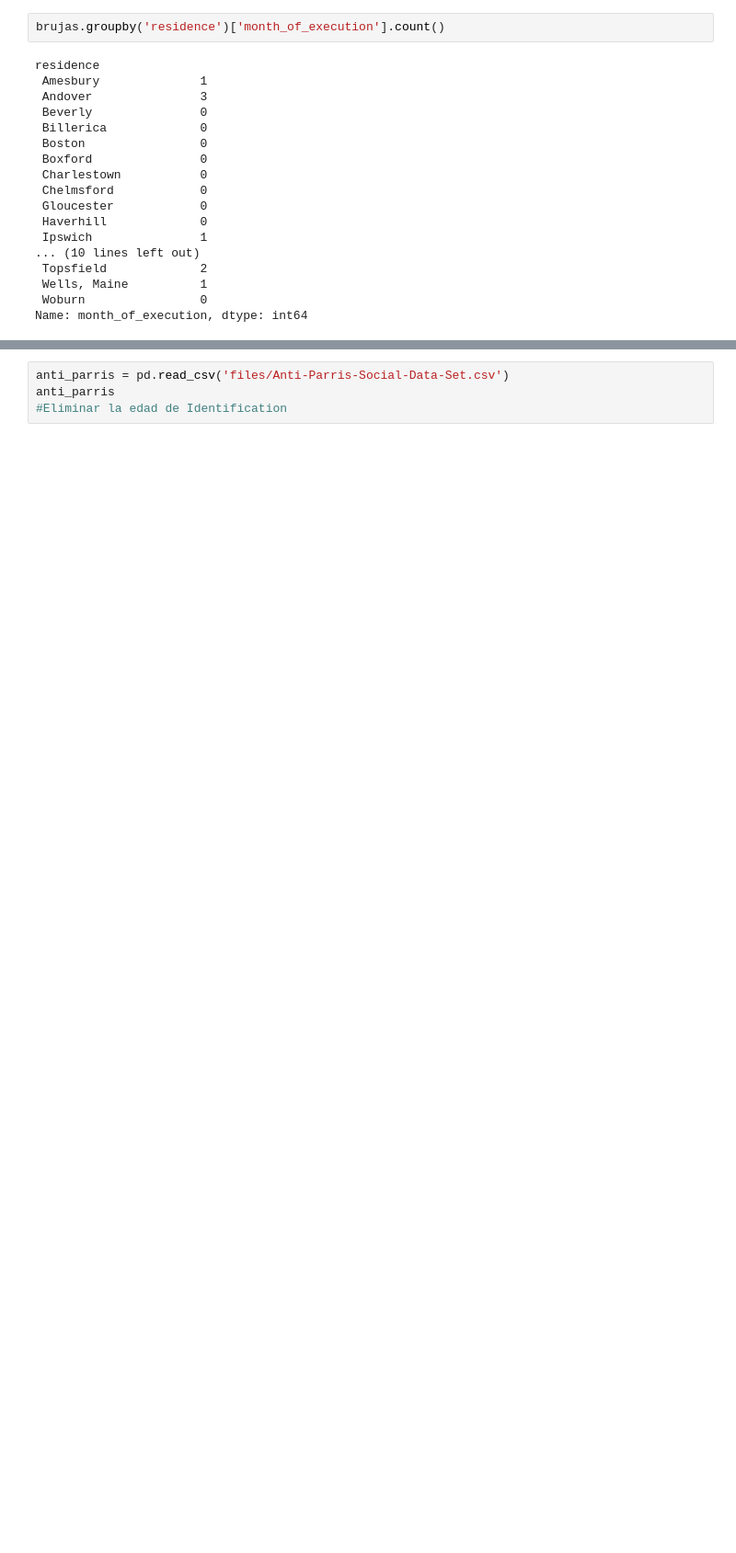
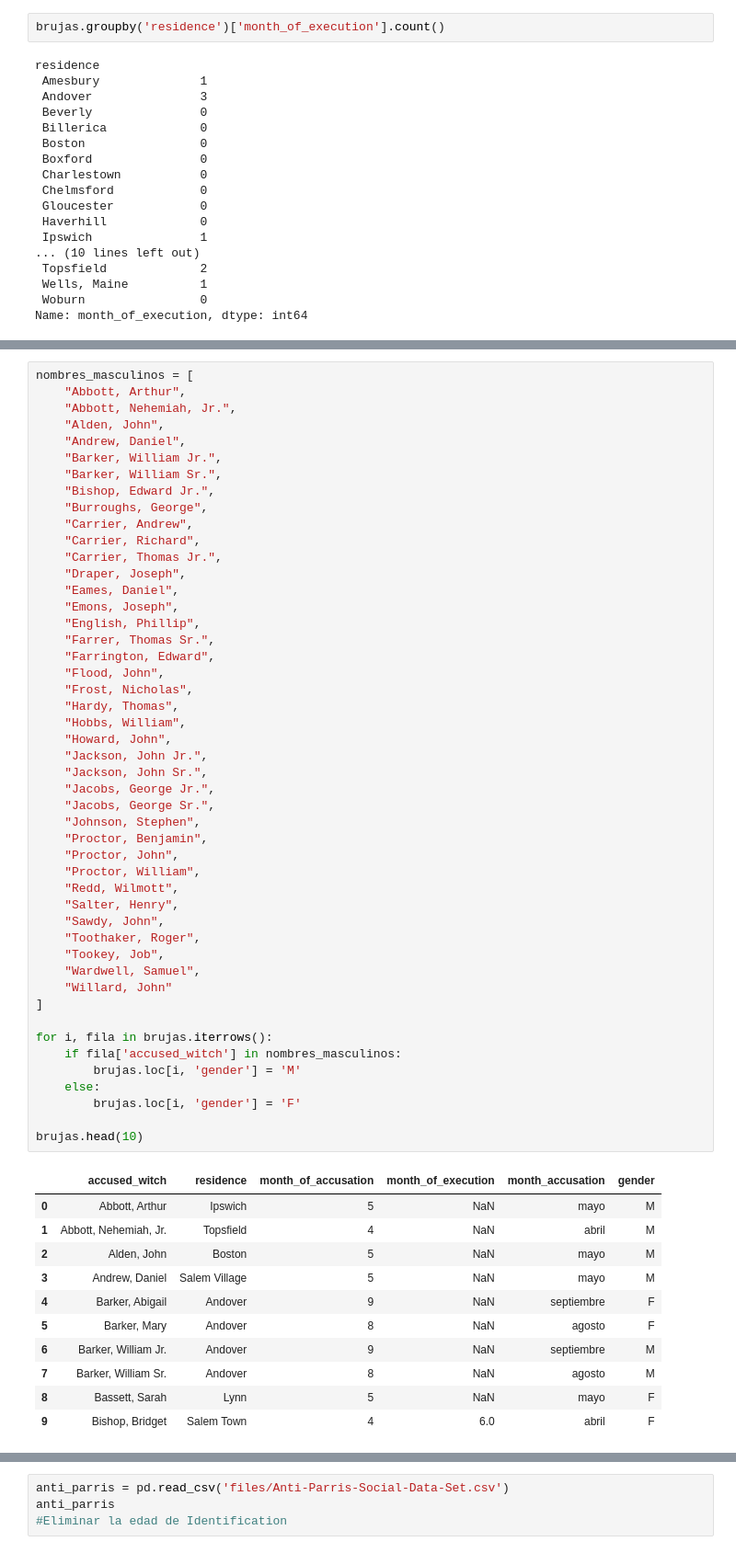
Before and after one commit to lmoraromero/promoG-modulo4-sprint1-pairprogramming-SAIRA-LAURAM, a Jupyter notebook: prueba.ipynb, the cells around one changed output, grey strips where cells are left out. Shown at 92% size. Saved outputs shown, nothing was run; the diff lists cells and outputs as text; blank space fills up the shorter version.

```diff
--- a/prueba.ipynb
+++ b/prueba.ipynb
@@ -150,0 +167,60 @@ brujas['Month of Execution'].isna().sum()
+# %%
+nombres_masculinos = [
+    "Abbott, Arthur",
+    "Abbott, Nehemiah, Jr.",
+    "Alden, John",
+    "Andrew, Daniel",
+    "Barker, William Jr.",
+    "Barker, William Sr.",
+    "Bishop, Edward Jr.",
+    "Burroughs, George",
+    "Carrier, Andrew",
+    "Carrier, Richard",
+    "Carrier, Thomas Jr.",
+    "Draper, Joseph",
+    "Eames, Daniel",
+    "Emons, Joseph",
+    "English, Phillip",
+    "Farrer, Thomas Sr.",
+    "Farrington, Edward",
+    "Flood, John",
+    "Frost, Nicholas",
+    "Hardy, Thomas",
+    "Hobbs, William",
+    "Howard, John",
+    "Jackson, John Jr.",
+    "Jackson, John Sr.",
+    "Jacobs, George Jr.",
+    "Jacobs, George Sr.",
+    "Johnson, Stephen",
+    "Proctor, Benjamin",
+    "Proctor, John",
+    "Proctor, William",
+    "Redd, Wilmott",
+    "Salter, Henry",
+    "Sawdy, John",
+    "Toothaker, Roger",
+    "Tookey, Job",
+    "Wardwell, Samuel",
+    "Willard, John"
+]
+
+for i, fila in brujas.iterrows():
+    if fila['accused_witch'] in nombres_masculinos:
+        brujas.loc[i, 'gender'] = 'M'
+    else:
+        brujas.loc[i, 'gender'] = 'F'
+
+brujas.head(10)
+# %% [output]
+|  | accused_witch | residence | month_of_accusation | month_of_execution | month_accusation | gender |
+| 0 | Abbott, Arthur | Ipswich | 5 | NaN | mayo | M |
+| 1 | Abbott, Nehemiah, Jr. | Topsfield | 4 | NaN | abril | M |
+| 2 | Alden, John | Boston | 5 | NaN | mayo | M |
+| 3 | Andrew, Daniel | Salem Village | 5 | NaN | mayo | M |
+| 4 | Barker, Abigail | Andover | 9 | NaN | septiembre | F |
+| 5 | Barker, Mary | Andover | 8 | NaN | agosto | F |
+| 6 | Barker, William Jr. | Andover | 9 | NaN | septiembre | M |
+| 7 | Barker, William Sr. | Andover | 8 | NaN | agosto | M |
+| 8 | Bassett, Sarah | Lynn | 5 | NaN | mayo | F |
+| 9 | Bishop, Bridget | Salem Town | 4 | 6.0 | abril | F |
```
Also changed, not shown: parts of 31 cells of this notebook, 6 other files.
